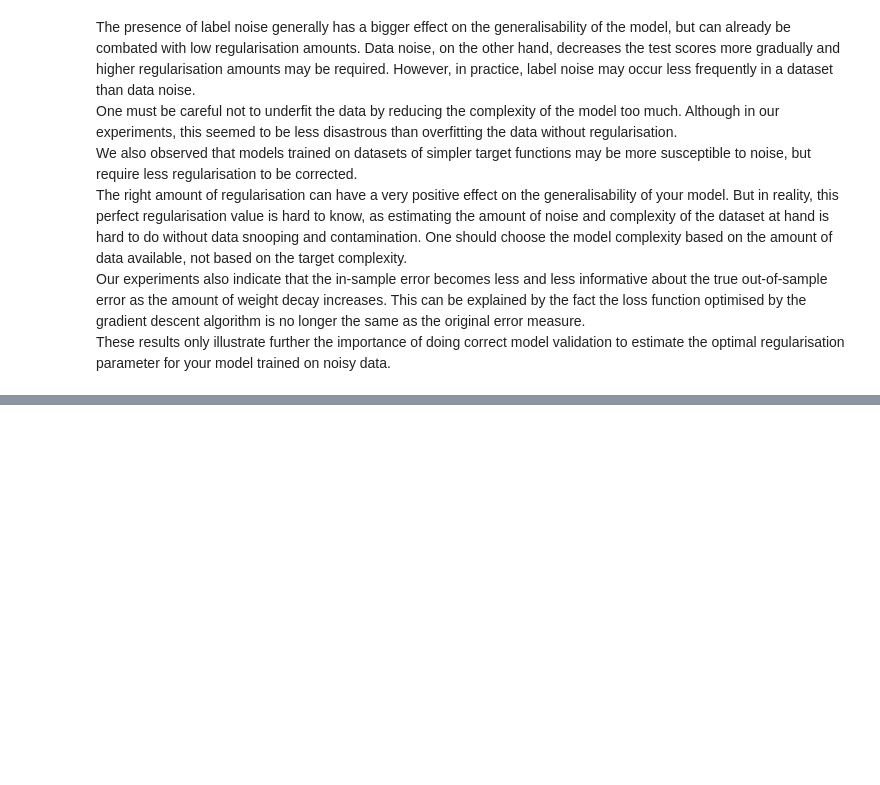
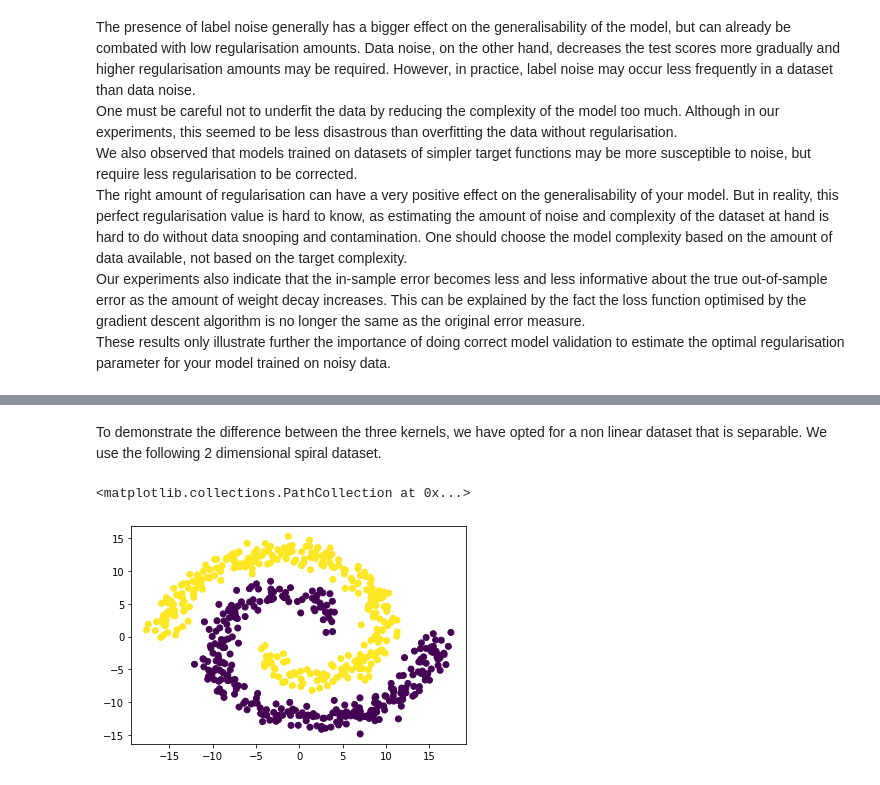
Before and after one commit to WardGauderis/SFML, a Jupyter notebook: main.ipynb, the cells around one changed output, grey strips where cells are left out. Saved outputs shown, nothing was run; the diff lists cells and outputs as text; code cells hidden in the pictures; blank space fills up the shorter version.

```diff
--- a/main.ipynb
+++ b/main.ipynb
@@ -450,0 +588,18 @@ These results only illustrate further the importance of doing correct model vali
+# %%
+# We split the data into two sets, one for training and a second set for model testing.
+
+N_train = int(N * 0.8)
+N_test =  int(N - N_train)
+
+X_train = X[0:N_train-1]
+y_train = y[0:N_train-1]
+
+X_test = X[N_train:]
+y_test = y[N_train:]
+# %% [markdown]
+To demonstrate the difference between the three kernels, we have opted for a non linear dataset that is separable. We use the following 2 dimensional spiral dataset.
+# %%
+plt.scatter(X_train[:, 0], X_train[:, 1], c=y_train)
+# %% [output]
+<matplotlib.collections.PathCollection at 0x...>
+[figure, added]
```
Also changed, not shown: parts of 60 cells of this notebook.
